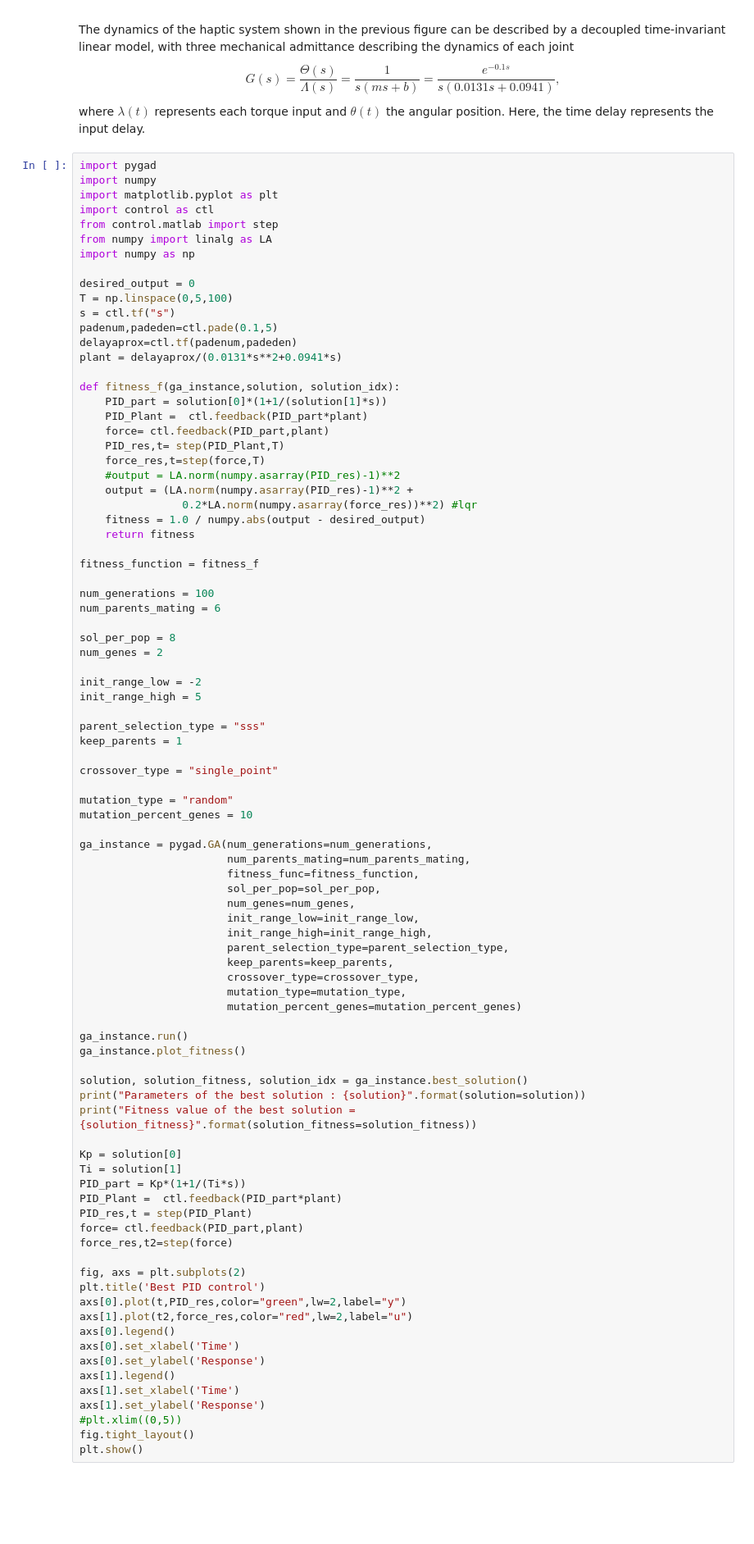
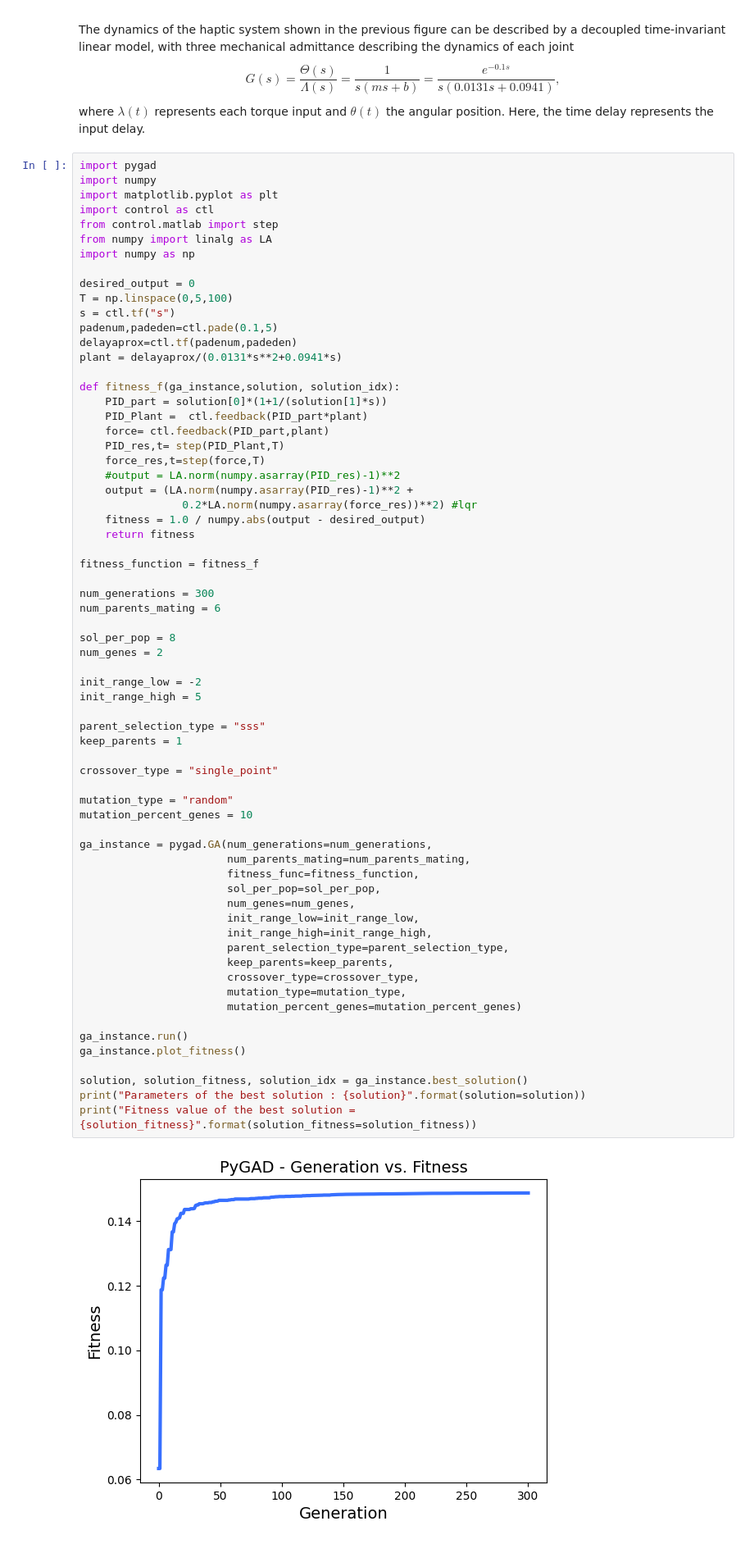
Before and after one commit to AdrianGuel/ExploringGAinPIDdesign, a Jupyter notebook: PIDMetadesign.ipynb, the cells around one changed output. Shown at 82% size. Drawn from its saved outputs; the diff is of its cells as text; blank space fills up the shorter version.

```diff
--- a/PIDMetadesign.ipynb
+++ b/PIDMetadesign.ipynb
@@ -41,7 +41,7 @@ def fitness_f(ga_instance,solution, solution_idx):
 
 fitness_function = fitness_f
 
-num_generations = 100
+num_generations = 300
 num_parents_mating = 6
 
 sol_per_pop = 8
@@ -50,52 +50,32 @@ num_genes = 2
 init_range_low = -2
 init_range_high = 5
 
 parent_selection_type = "sss"
 keep_parents = 1
 
 crossover_type = "single_point"
 
 mutation_type = "random"
 mutation_percent_genes = 10
 
 ga_instance = pygad.GA(num_generations=num_generations,
                        num_parents_mating=num_parents_mating,
                        fitness_func=fitness_function,
                        sol_per_pop=sol_per_pop,
                        num_genes=num_genes,
                        init_range_low=init_range_low,
                        init_range_high=init_range_high,
                        parent_selection_type=parent_selection_type,
                        keep_parents=keep_parents,
                        crossover_type=crossover_type,
                        mutation_type=mutation_type,
                        mutation_percent_genes=mutation_percent_genes)
 
 ga_instance.run()
 ga_instance.plot_fitness()
 
 solution, solution_fitness, solution_idx = ga_instance.best_solution()
 print("Parameters of the best solution : {solution}".format(solution=solution))
 print("Fitness value of the best solution = {solution_fitness}".format(solution_fitness=solution_fitness))
-
-Kp = solution[0]
-Ti = solution[1]
-PID_part = Kp*(1+1/(Ti*s))
-PID_Plant =  ctl.feedback(PID_part*plant)
-PID_res,t = step(PID_Plant)
-force= ctl.feedback(PID_part,plant)
-force_res,t2=step(force)
-
-fig, axs = plt.subplots(2)
-plt.title('Best PID control')
-axs[0].plot(t,PID_res,color="green",lw=2,label="y")
-axs[1].plot(t2,force_res,color="red",lw=2,label="u")
-axs[0].legend()
-axs[0].set_xlabel('Time')
-axs[0].set_ylabel('Response')
-axs[1].legend()
-axs[1].set_xlabel('Time')
-axs[1].set_ylabel('Response')
-#plt.xlim((0,5))
-fig.tight_layout()
-plt.show()
+# %% [output]
+[figure, added]
```
Also changed, not shown: parts of 2 cells of this notebook.
